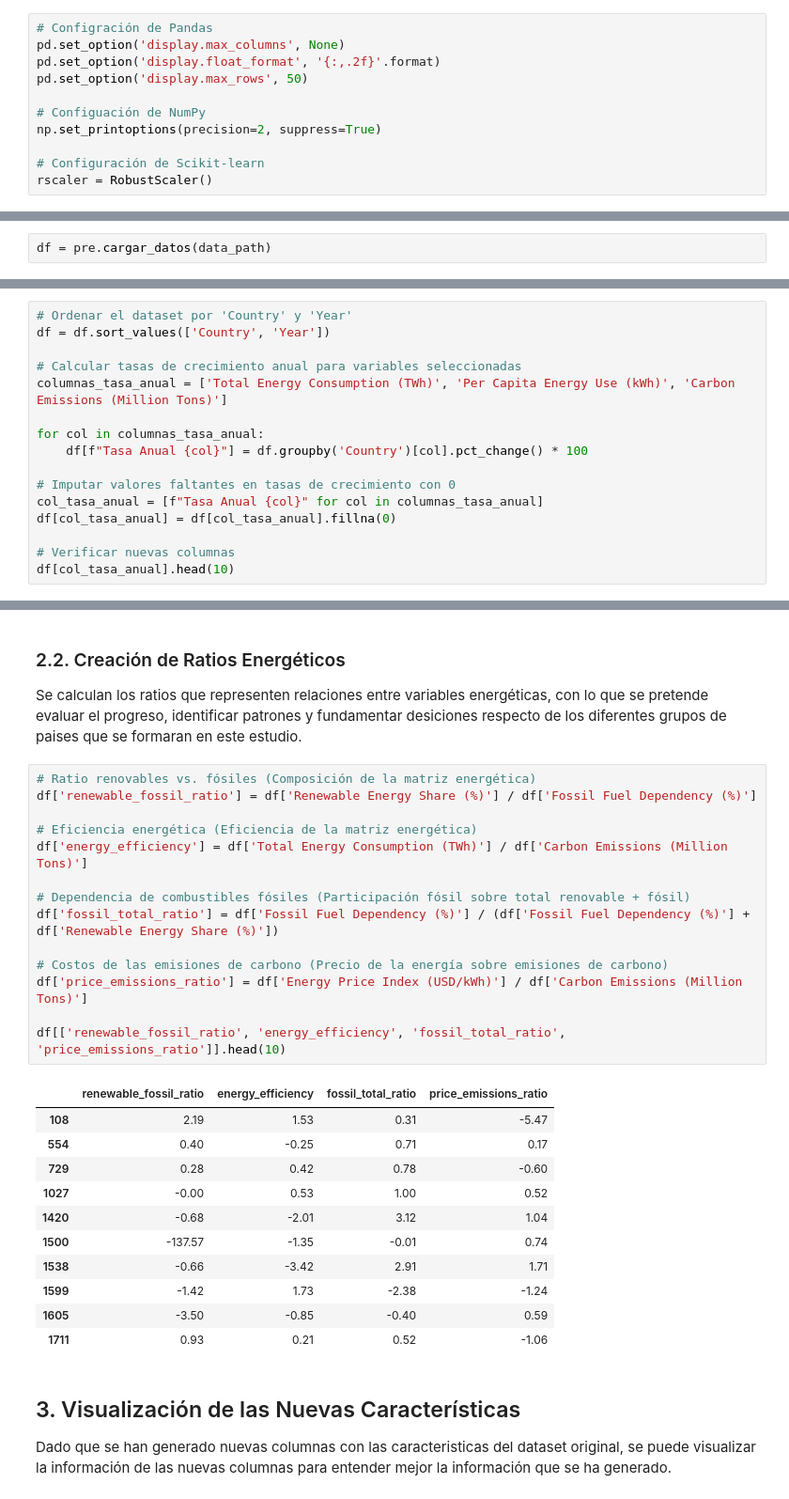
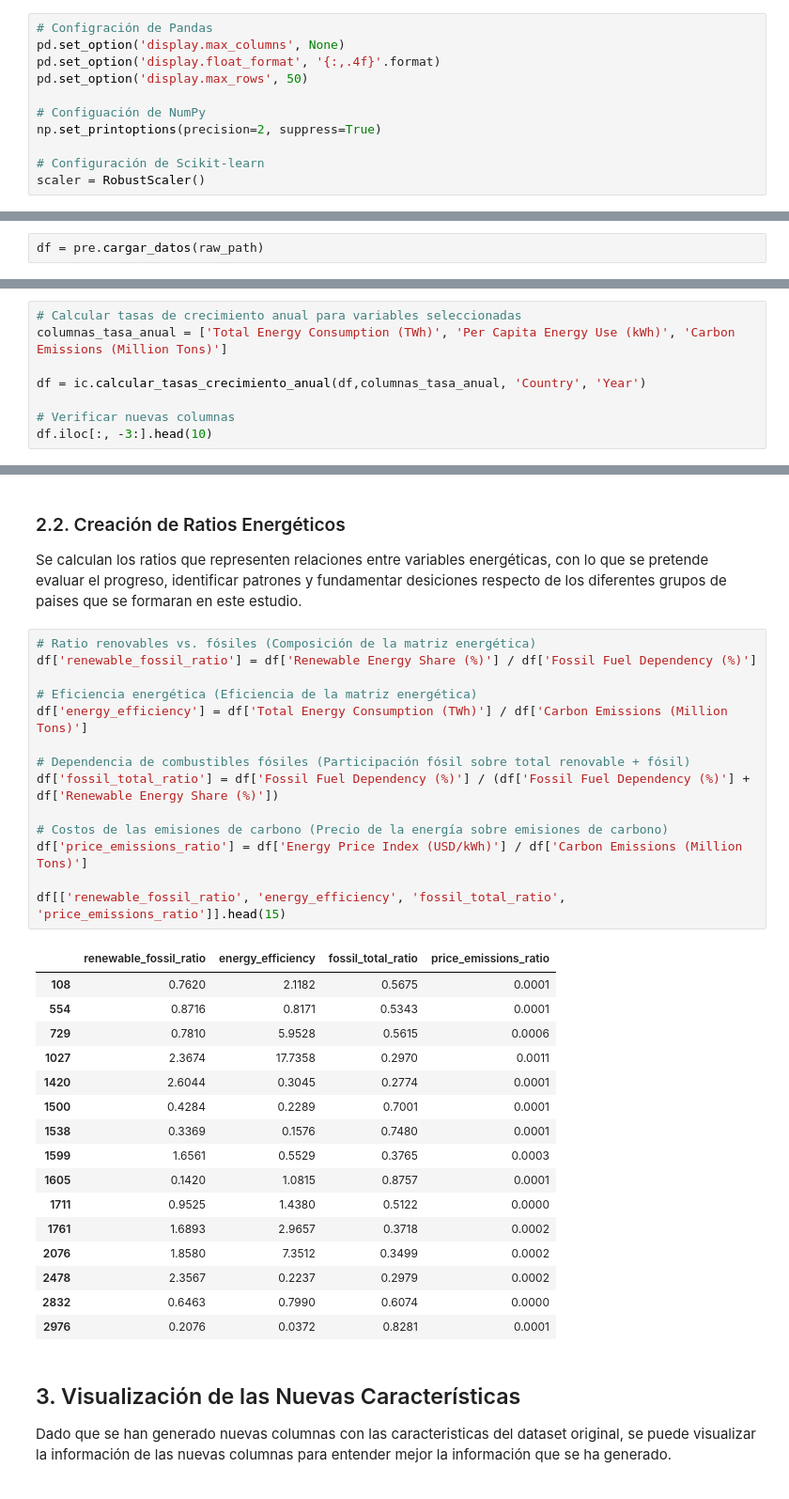
Before and after one commit to juanma200109/GLOBAL_ENERGY_ML_PROJECT, a Jupyter notebook: notebooks/03_ingenieria_caracteristicas.ipynb, the cells around one changed output, grey strips where cells are left out. Shown at 94% size. Saved outputs shown, nothing was run; the diff lists cells and outputs as text.

```diff
--- a/notebooks/03_ingenieria_caracteristicas.ipynb
+++ b/notebooks/03_ingenieria_caracteristicas.ipynb
@@ -24,14 +37,14 @@ import src.visualizacion as vis
 # %%
 # Configración de Pandas
 pd.set_option('display.max_columns', None)
-pd.set_option('display.float_format', '{:,.2f}'.format)
+pd.set_option('display.float_format', '{:,.4f}'.format)
 pd.set_option('display.max_rows', 50)
 
 # Configuación de NumPy
 np.set_printoptions(precision=2, suppress=True)
 
 # Configuración de Scikit-learn
-rscaler = RobustScaler()
+scaler = RobustScaler()
 # %% [markdown]
 * Rutas
 # %%
@@ -43,2 +56,2 @@ output_data = os.path.join('..', 'data', 'procesados', 'global_energy_consumptio
 # %%
-df = pre.cargar_datos(data_path)
+df = pre.cargar_datos(raw_path)
@@ -119,20 +136,12 @@ Filas duplicadas: 0
 
 En esta sub-sección se pretende carcular tasas de crecimiento anual para variables clave, agrupadas por país. Lo que permite capturar la dinámica de crecimiento de cada país en el período analizado.
 # %%
-# Ordenar el dataset por 'Country' y 'Year'
-df = df.sort_values(['Country', 'Year'])
-
 # Calcular tasas de crecimiento anual para variables seleccionadas
 columnas_tasa_anual = ['Total Energy Consumption (TWh)', 'Per Capita Energy Use (kWh)', 'Carbon Emissions (Million Tons)']
 
-for col in columnas_tasa_anual:
-    df[f"Tasa Anual {col}"] = df.groupby('Country')[col].pct_change() * 100
-
-# Imputar valores faltantes en tasas de crecimiento con 0
-col_tasa_anual = [f"Tasa Anual {col}" for col in columnas_tasa_anual]
-df[col_tasa_anual] = df[col_tasa_anual].fillna(0)
+df = ic.calcular_tasas_crecimiento_anual(df,columnas_tasa_anual, 'Country', 'Year')
 
 # Verificar nuevas columnas
-df[col_tasa_anual].head(10)
+df.iloc[:, -3:].head(10)
 # %% [output]
 |  | Tasa Anual Total Energy Consumpti... | Tasa Anual Per Capita Energy Use ... | Tasa Anual Carbon Emissions (Mill... |
@@ -153,29 +162,34 @@ Se calculan los ratios que representen relaciones entre variables energéticas,
 # %%
 # Ratio renovables vs. fósiles (Composición de la matriz energética)
 df['renewable_fossil_ratio'] = df['Renewable Energy Share (%)'] / df['Fossil Fuel Dependency (%)']
 
 # Eficiencia energética (Eficiencia de la matriz energética)
 df['energy_efficiency'] = df['Total Energy Consumption (TWh)'] / df['Carbon Emissions (Million Tons)']
 
 # Dependencia de combustibles fósiles (Participación fósil sobre total renovable + fósil)
 df['fossil_total_ratio'] = df['Fossil Fuel Dependency (%)'] / (df['Fossil Fuel Dependency (%)'] + df['Renewable Energy Share (%)'])
 
 # Costos de las emisiones de carbono (Precio de la energía sobre emisiones de carbono)
 df['price_emissions_ratio'] = df['Energy Price Index (USD/kWh)'] / df['Carbon Emissions (Million Tons)']
 
-df[['renewable_fossil_ratio', 'energy_efficiency', 'fossil_total_ratio', 'price_emissions_ratio']].head(10)
+df[['renewable_fossil_ratio', 'energy_efficiency', 'fossil_total_ratio', 'price_emissions_ratio']].head(15)
 # %% [output]
 |  | renewable_fossil_ratio | energy_efficiency | fossil_total_ratio | price_emissions_ratio |
-| 108 | 2.19 | 1.53 | 0.31 | -5.47 |
-| 554 | 0.40 | -0.25 | 0.71 | 0.17 |
-| 729 | 0.28 | 0.42 | 0.78 | -0.60 |
-| 1027 | -0.00 | 0.53 | 1.00 | 0.52 |
-| 1420 | -0.68 | -2.01 | 3.12 | 1.04 |
-| 1500 | -137.57 | -1.35 | -0.01 | 0.74 |
-| 1538 | -0.66 | -3.42 | 2.91 | 1.71 |
-| 1599 | -1.42 | 1.73 | -2.38 | -1.24 |
-| 1605 | -3.50 | -0.85 | -0.40 | 0.59 |
-| 1711 | 0.93 | 0.21 | 0.52 | -1.06 |
+| 108 | 0.7620 | 2.1182 | 0.5675 | 0.0001 |
+| 554 | 0.8716 | 0.8171 | 0.5343 | 0.0001 |
+| 729 | 0.7810 | 5.9528 | 0.5615 | 0.0006 |
+| 1027 | 2.3674 | 17.7358 | 0.2970 | 0.0011 |
+| 1420 | 2.6044 | 0.3045 | 0.2774 | 0.0001 |
+| 1500 | 0.4284 | 0.2289 | 0.7001 | 0.0001 |
+| 1538 | 0.3369 | 0.1576 | 0.7480 | 0.0001 |
+| 1599 | 1.6561 | 0.5529 | 0.3765 | 0.0003 |
+| 1605 | 0.1420 | 1.0815 | 0.8757 | 0.0001 |
+| 1711 | 0.9525 | 1.4380 | 0.5122 | 0.0000 |
+| 1761 | 1.6893 | 2.9657 | 0.3718 | 0.0002 |
+| 2076 | 1.8580 | 7.3512 | 0.3499 | 0.0002 |
+| 2478 | 2.3567 | 0.2237 | 0.2979 | 0.0002 |
+| 2832 | 0.6463 | 0.7990 | 0.6074 | 0.0000 |
+| 2976 | 0.2076 | 0.0372 | 0.8281 | 0.0001 |
 # %% [markdown]
 ## 3. Visualización de las Nuevas Características
 
```
Also changed, not shown: parts of 19 cells of this notebook, 4 other files.
